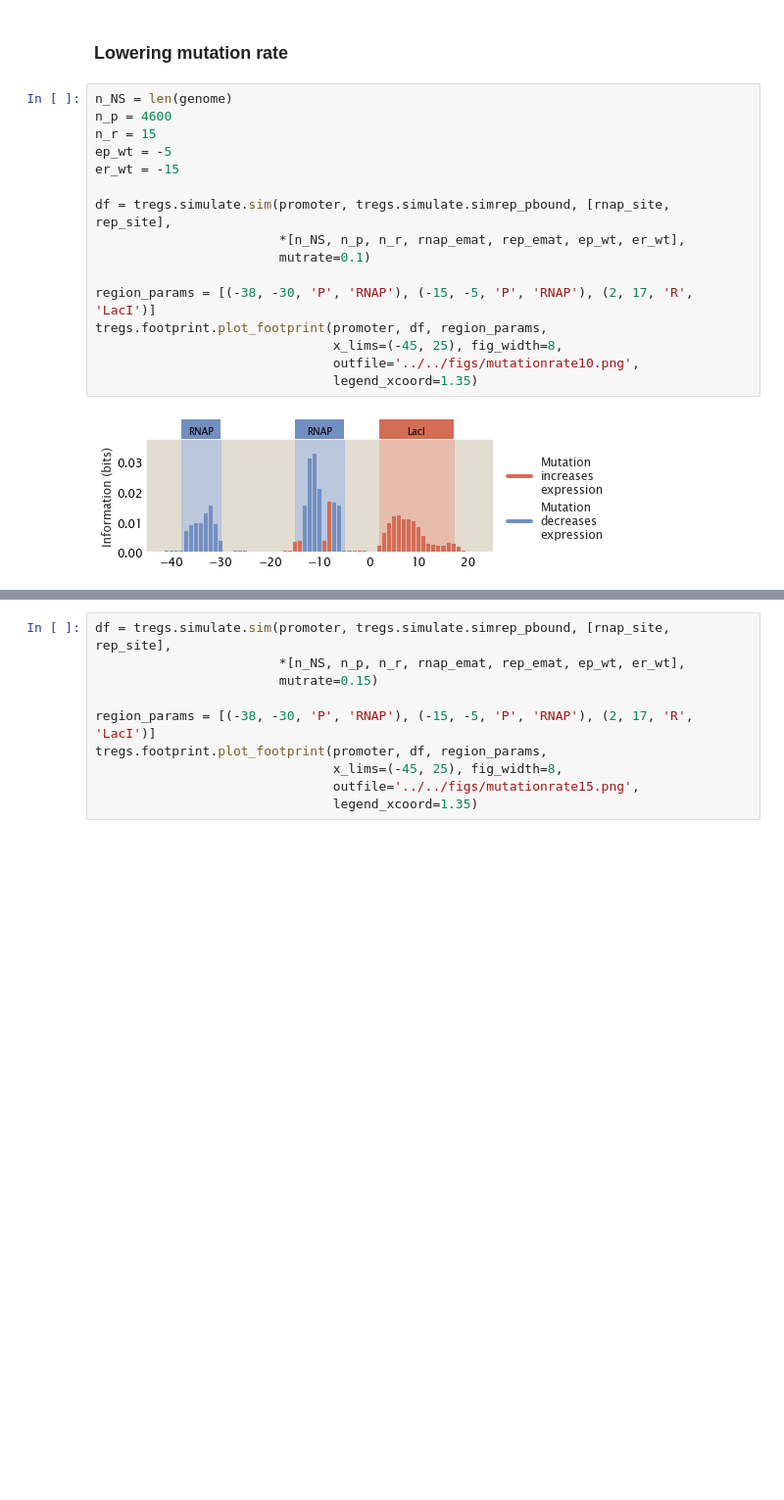
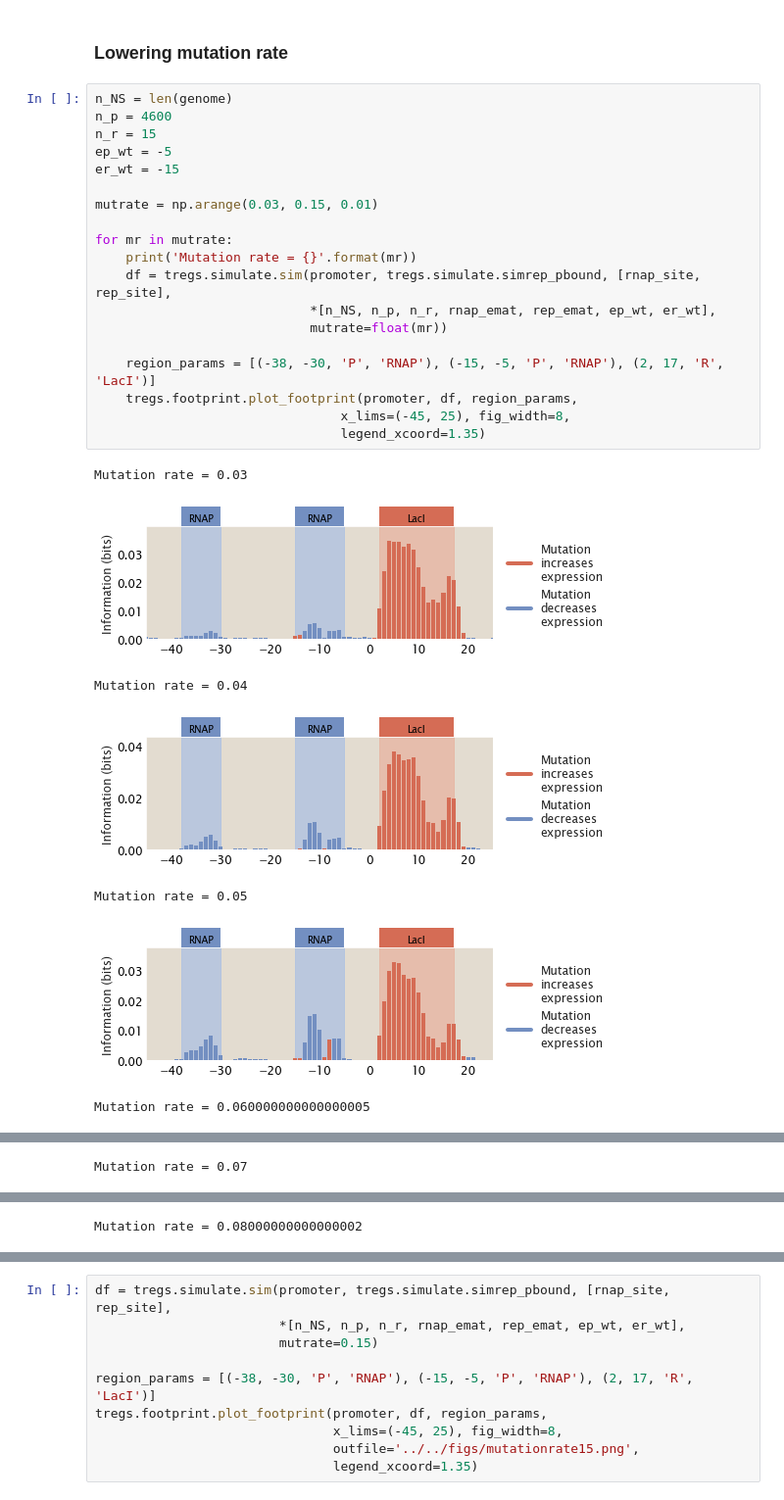
Before and after one commit to RPGroup-PBoC/theoretical_regseq, a Jupyter notebook: notebooks/experimental/mutation_rate.ipynb, the cells around one changed output, grey strips where cells are left out. Shown at 98% size. Saved outputs shown, nothing was run; the diff lists cells and outputs as text; blank space fills up the shorter version.

```diff
--- a/notebooks/experimental/mutation_rate.ipynb
+++ b/notebooks/experimental/mutation_rate.ipynb
@@ -45,18 +45,27 @@ rep_emat = np.mean(O1_1027_fixed, axis=0)
 # %%
 n_NS = len(genome)
 n_p = 4600
 n_r = 15
 ep_wt = -5
 er_wt = -15
 
-df = tregs.simulate.sim(promoter, tregs.simulate.simrep_pbound, [rnap_site, rep_site],
-                        *[n_NS, n_p, n_r, rnap_emat, rep_emat, ep_wt, er_wt],
-                        mutrate=0.1)
+mutrate = np.arange(0.03, 0.15, 0.01)
 
-region_params = [(-38, -30, 'P', 'RNAP'), (-15, -5, 'P', 'RNAP'), (2, 17, 'R', 'LacI')]
-tregs.footprint.plot_footprint(promoter, df, region_params,
-                               x_lims=(-45, 25), fig_width=8,
-                               outfile='../../figs/mutationrate10.png',
-                               legend_xcoord=1.35)
+for mr in mutrate:
+    print('Mutation rate = {}'.format(mr))
+    df = tregs.simulate.sim(promoter, tregs.simulate.simrep_pbound, [rnap_site, rep_site],
+                            *[n_NS, n_p, n_r, rnap_emat, rep_emat, ep_wt, er_wt],
+                            mutrate=float(mr))
+
+    region_params = [(-38, -30, 'P', 'RNAP'), (-15, -5, 'P', 'RNAP'), (2, 17, 'R', 'LacI')]
+    tregs.footprint.plot_footprint(promoter, df, region_params,
+                                x_lims=(-45, 25), fig_width=8,
+                                legend_xcoord=1.35)
 # %% [output]
+Mutation rate = 0.03
-[figure, old version]
+[figure, new version]
+Mutation rate = 0.04
+[figure, added]
+Mutation rate = 0.05
+[figure, added]
+Mutation rate = 0.060000000000000005
@@ -62,0 +73 @@ tregs.footprint.plot_footprint(promoter, df, region_params,
+Mutation rate = 0.07
@@ -62,0 +75 @@ tregs.footprint.plot_footprint(promoter, df, region_params,
+Mutation rate = 0.08000000000000002
```
Also changed, not shown: parts of 3 cells of this notebook, 17 other files.
